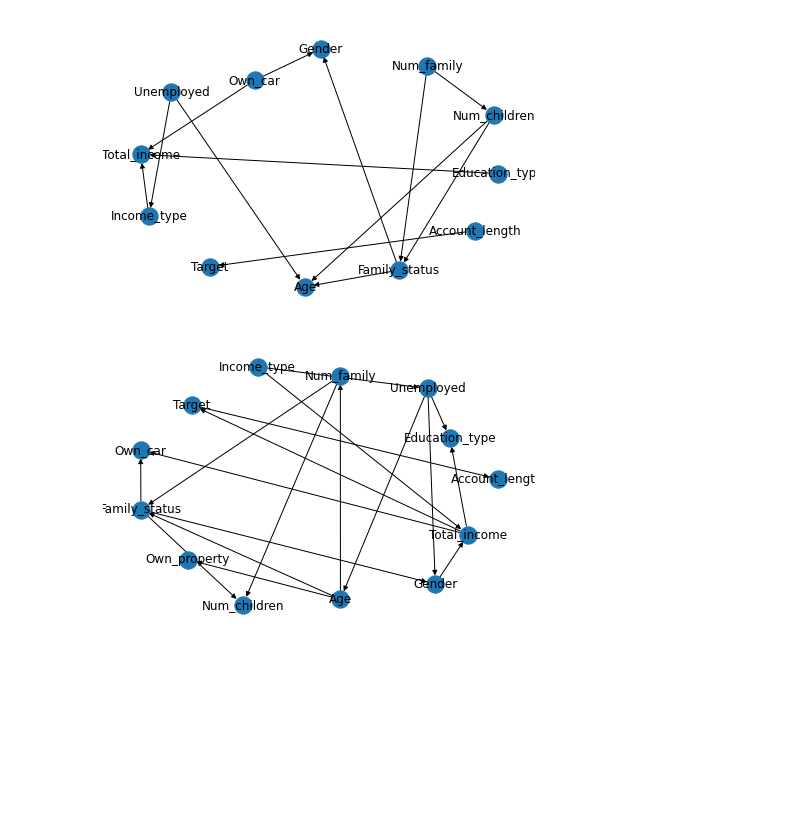
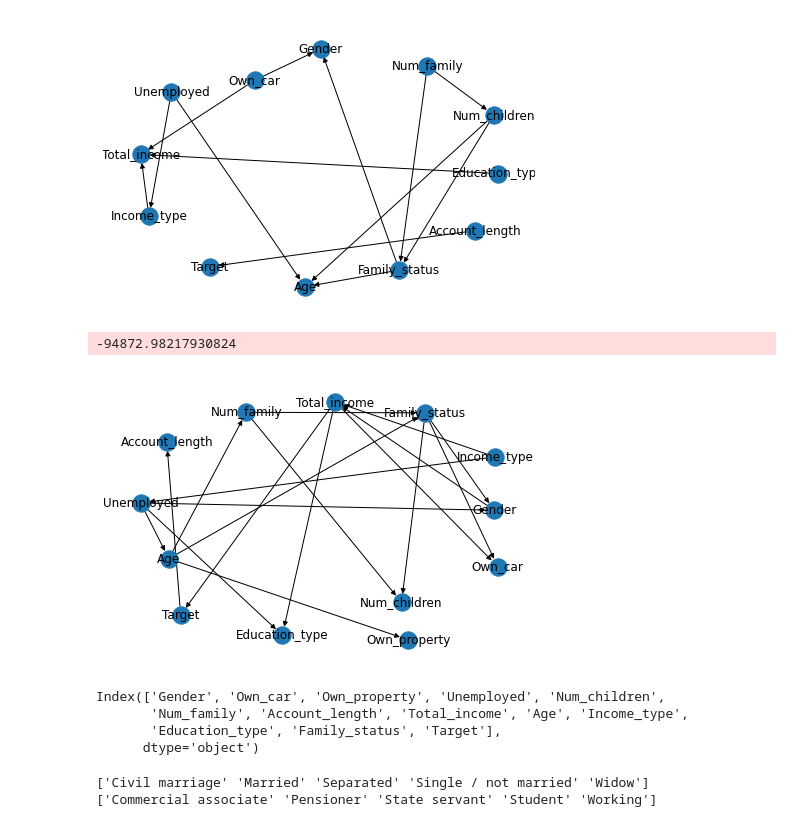
Before and after one commit to DomMcOyle/FAIKR3-Project, a Jupyter notebook: bayes_net.ipynb, the cells around one changed output. Drawn from its saved outputs; the diff is of its cells as text; code cells hidden in the pictures; blank space fills up the shorter version.

Commit message:
aggiunte prove di rete, droppato num_children

```diff
--- a/bayes_net.ipynb
+++ b/bayes_net.ipynb
@@ -40,9 +45,26 @@ nx.draw(pcmodel, with_labels=True)
 # %% [output]
 [figure]
 # %%
-from pgmpy.estimators import BicScore
+# first naive trial
 hillclimbest = HillClimbSearch(df)
-hillclimbmodel = hillclimbest.estimate(scoring_method=BicScore(df), fixed_edges=[("Total_income", "Target"), ("Income_type", "Total_income")], black_list=[("Own_car","Gender"), ("Gender", "Own_car")])
+bic_score = BicScore(df)
+hillclimbmodel = hillclimbest.estimate(scoring_method=bic_score, fixed_edges=[("Total_income", "Target"), ("Income_type", "Total_income")], black_list=[("Own_car","Gender"), ("Gender", "Own_car")])
 nx.draw(hillclimbmodel, with_labels=True)
+print(bic_score.score(hillclimbmodel))
 # %% [output]
+-94872.98217930824
-[figure, old version]
+[figure, new version]
+# %%
+print(df.columns)
+# %% [output]
+Index(['Gender', 'Own_car', 'Own_property', 'Unemployed', 'Num_children',
+       'Num_family', 'Account_length', 'Total_income', 'Age', 'Income_type',
+       'Education_type', 'Family_status', 'Target'],
+      dtype='object')
+# %%
+
+print(np.unique(df["Family_status"]))
+print(np.unique(df["Income_type"]))
+# %% [output]
+['Civil marriage' 'Married' 'Separated' 'Single / not married' 'Widow']
+['Commercial associate' 'Pensioner' 'State servant' 'Student' 'Working']
```
Also changed, not shown: parts of 11 cells of this notebook, 2 other files.
